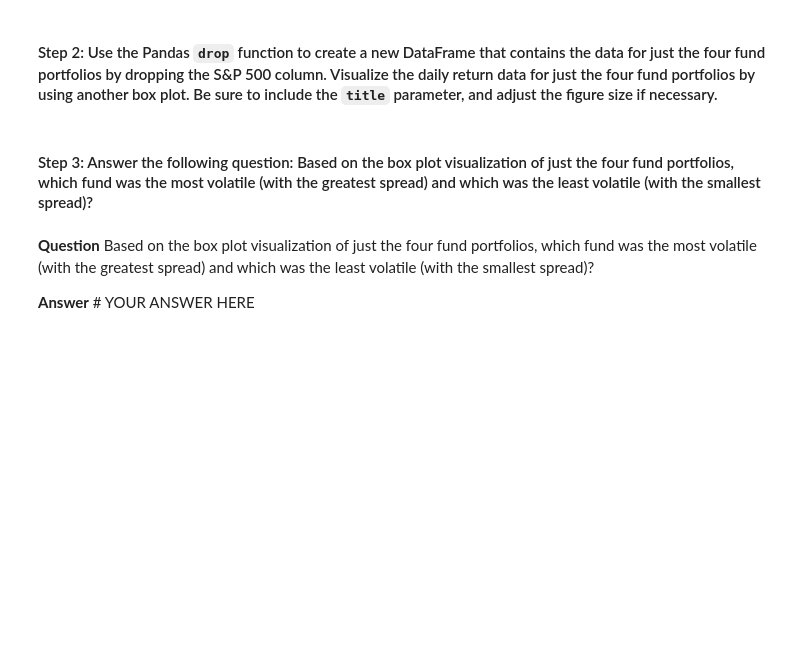
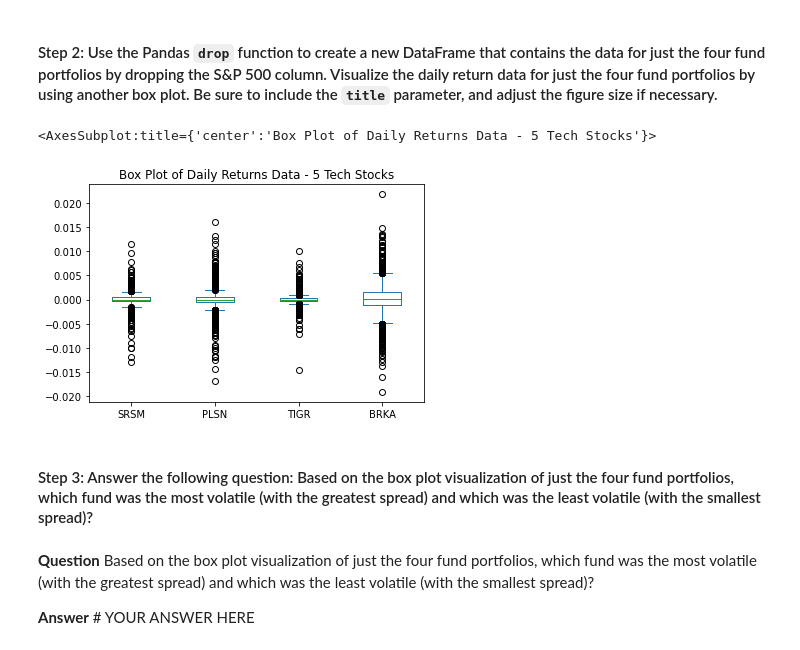
Before and after one commit to davepoppins5073/Challenge4_InvestmentOptionsEval, a Jupyter notebook: risk_return_analysis.ipynb, the cells around one changed output. Saved outputs shown, nothing was run; the diff lists cells and outputs as text; code cells hidden in the pictures; blank space fills up the shorter version.

```diff
--- a/risk_return_analysis.ipynb
+++ b/risk_return_analysis.ipynb
@@ -236,8 +256,16 @@ Analyze the volatility of each of the four fund portfolios and of the S&P 500 In
 # %%
 # Create a new DataFrame containing only the 4 fund portfolios by dropping the S&P 500 column from the DataFrame
 # Create box plots to reflect the return data for only the 4 fund portfolios
 # Include a title parameter and adjust the figure size
 # YOUR CODE HERE
+
+daily_returns_df = whls_dailyreturns_df
+daily_returns_df = daily_returns_df.drop(columns=['S&P500'])
+
+daily_returns_df.plot.box(title="Box Plot of Daily Returns Data - 5 Tech Stocks")
+# %% [output]
+<AxesSubplot:title={'center':'Box Plot of Daily Returns Data - 5 Tech Stocks'}>
+[figure, added]
 # %% [markdown]
 #### Step 3: Answer the following question: Based on the box plot visualization of just the four fund portfolios, which fund was the most volatile (with the greatest spread) and which was the least volatile (with the smallest spread)?
 # %% [markdown]
```
Also changed, not shown: parts of 24 cells of this notebook.
